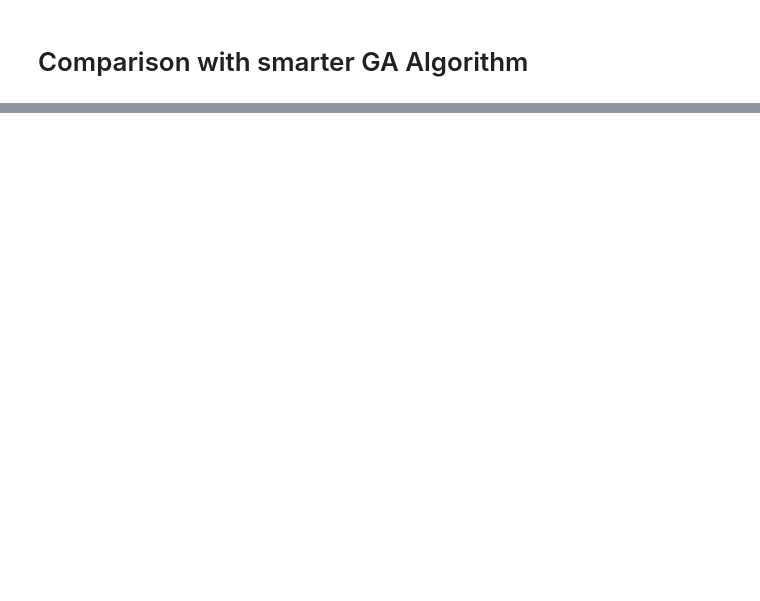
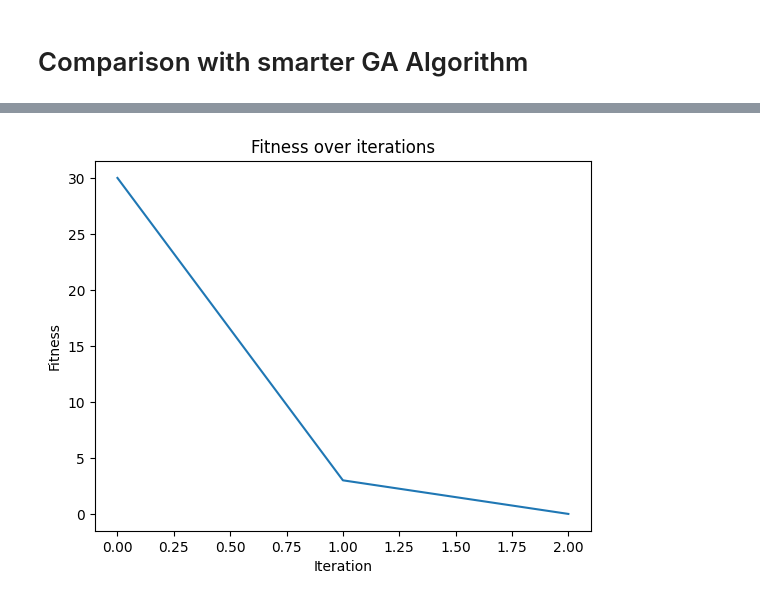
Before and after one commit to Brusa99/GA4GraphColoring, a Jupyter notebook: examples/ga_coloring.ipynb, the cells around one changed output, grey strips where cells are left out. Drawn from its saved outputs; the diff is of its cells as text; code cells hidden in the pictures; blank space fills up the shorter version.

```diff
--- a/examples/ga_coloring.ipynb
+++ b/examples/ga_coloring.ipynb
@@ -149,0 +231,9 @@ Smart alg: 27.60 seconds
+# %%
+# plot
+plt.plot(fitness_history)
+plt.xlabel('Iteration')
+plt.ylabel('Fitness')
+plt.title('Fitness over iterations')
+plt.show()
+# %% [output]
+[figure, added]
```
Also changed, not shown: parts of 10 cells of this notebook.
